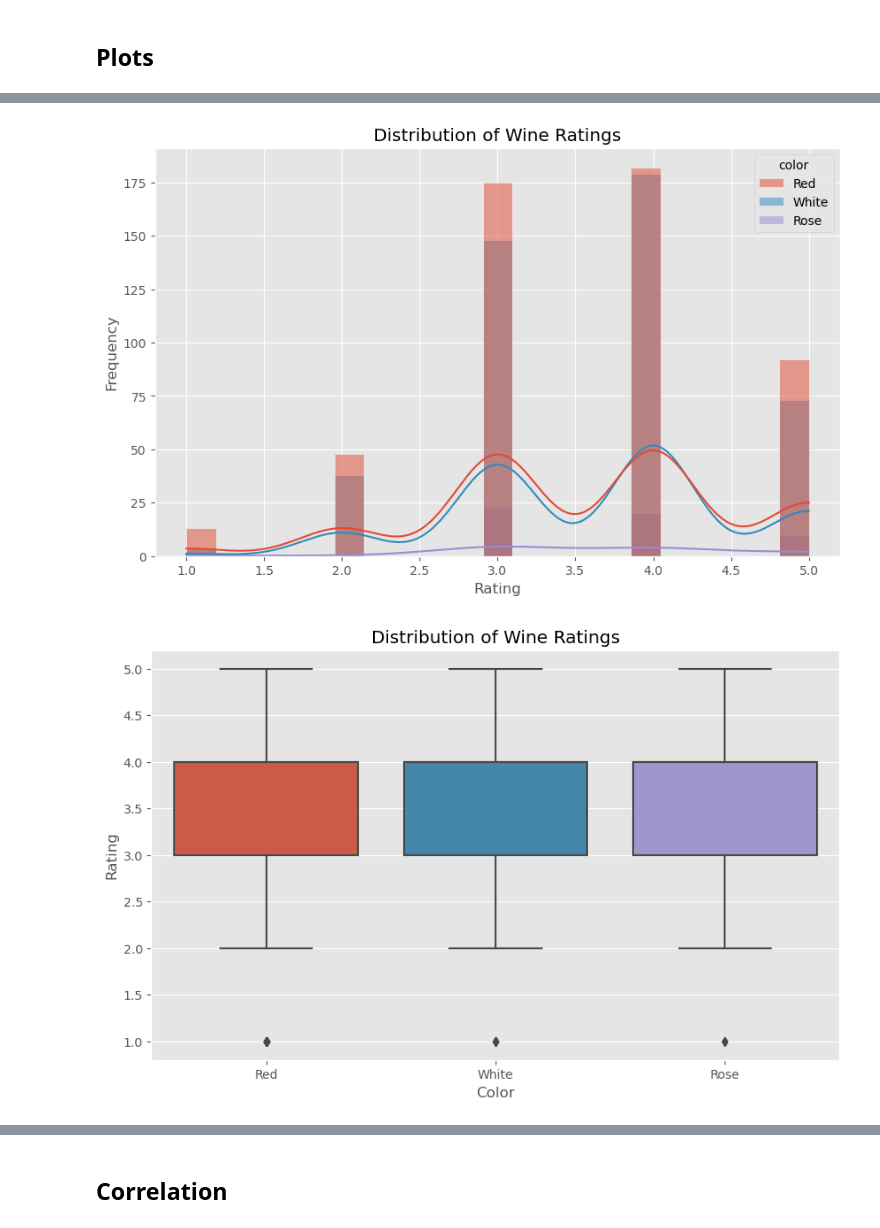
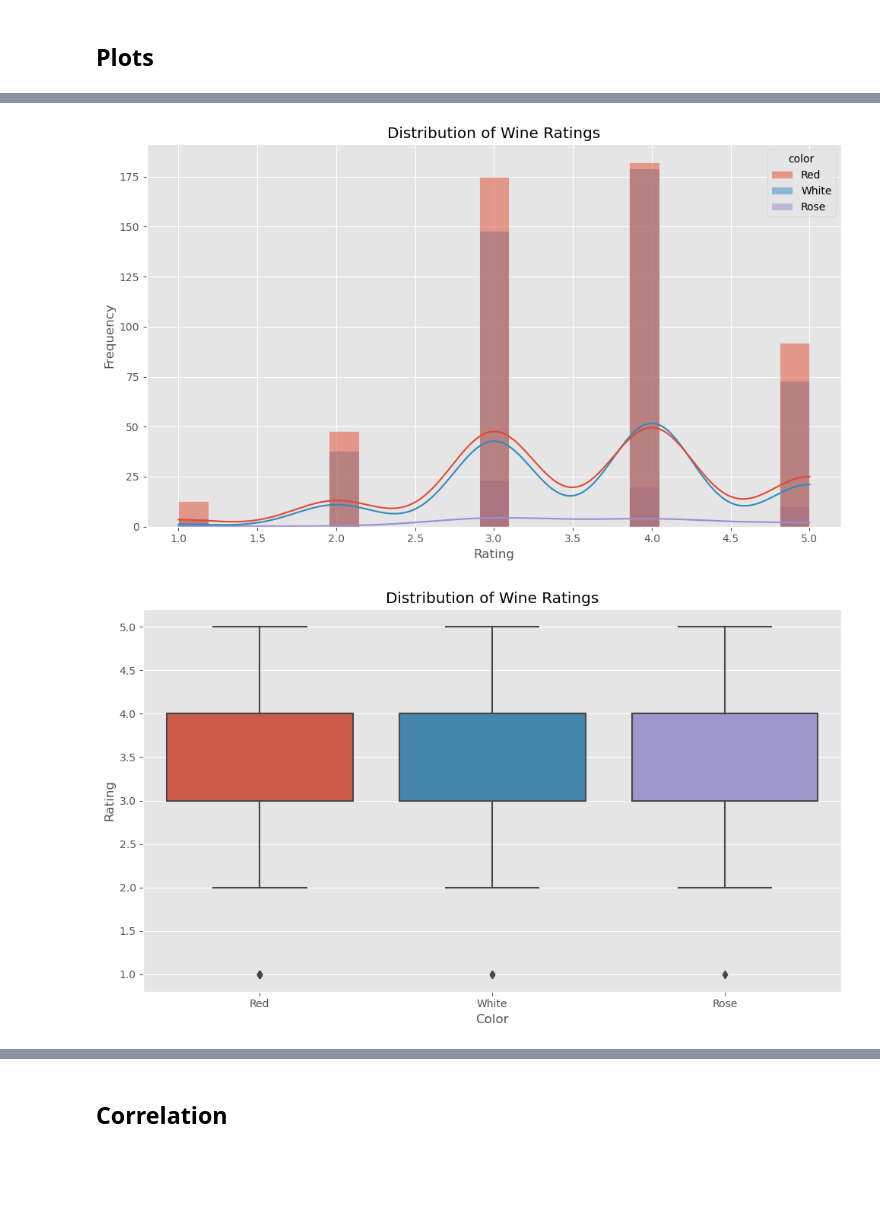
Before and after one commit to brunobonaiuto/collaborativeFiltering, a Jupyter notebook: src/eda_on_feedbacks.ipynb, the cells around one changed output, grey strips where cells are left out. Drawn from its saved outputs; the diff is of its cells as text; code cells hidden in the pictures; blank space fills up the shorter version.

```diff
--- a/src/eda_on_feedbacks.ipynb
+++ b/src/eda_on_feedbacks.ipynb
@@ -283,15 +286,17 @@ plt.show()
 # %%
 # Histogram of the rates by color
 plt.figure(figsize=(10, 6))
 ax = sns.histplot(x='rate', hue='color', data=merged_df, kde=True)
 plt.title('Distribution of Wine Ratings')
 plt.xlabel('Rating')
 plt.ylabel('Frequency')
+# Adjust the padding
+plt.tight_layout()
 #save
 plt.savefig('/home/bbruno/all_here/python course/vinnie/img/rate_by_color.png')
 plt.show()
 # %% [output]
-[figure, old version]
+[figure, new version]
 # %%
 # Boxplot of the rates by color
 plt.figure(figsize=(10, 6))
@@ -299,11 +304,13 @@ ax = sns.boxplot(x='color', y='rate', data=merged_df)
 plt.title('Distribution of Wine Ratings')
 plt.xlabel('Color')
 plt.ylabel('Rating')
+# Adjust the padding
+plt.tight_layout()
 #save
 plt.savefig('/home/bbruno/all_here/python course/vinnie/img/boxplot.png')
 plt.show()
 # %% [output]
-[figure, old version]
+[figure, new version]
 # %%
 # Donut chart of users that prefer wines by color
 plt.figure(figsize=(10, 6))
```
Also changed, not shown: parts of 15 cells of this notebook, 23 other files.
